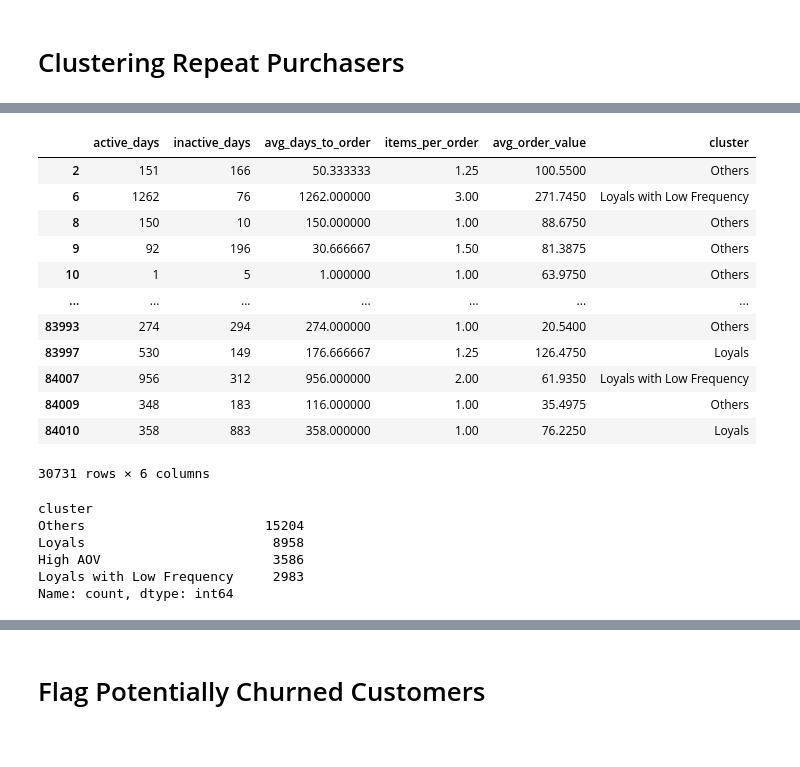
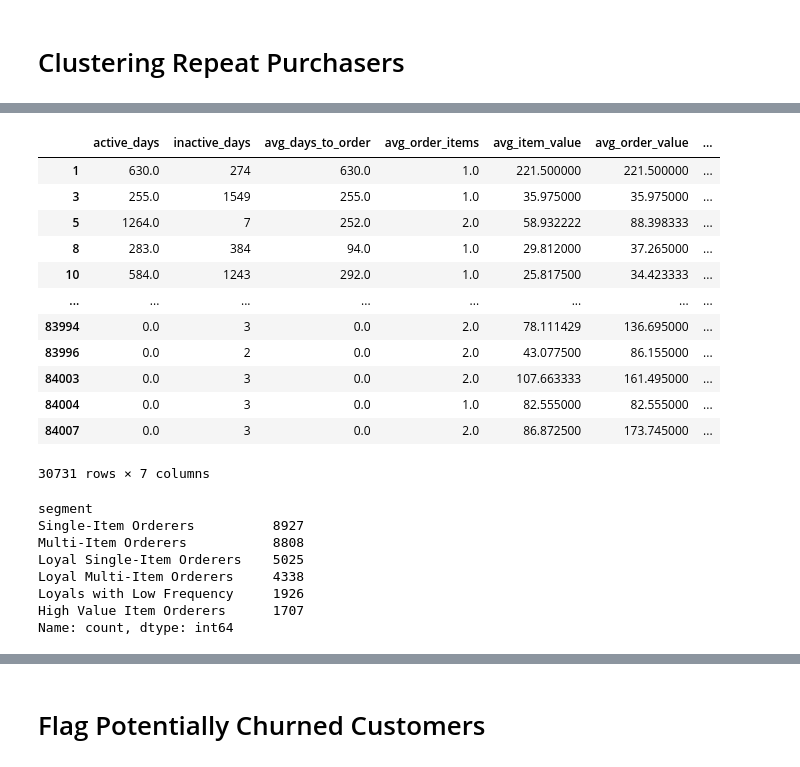
Before and after one commit to egeatmaca/ecommerce_segments, a Jupyter notebook: notebooks/customer_segmentation.ipynb, the cells around one changed output, grey strips where cells are left out. Cells and saved outputs as stored; diff of their text form; code cells hidden in the pictures.

```diff
--- a/notebooks/customer_segmentation.ipynb
+++ b/notebooks/customer_segmentation.ipynb
@@ -247,6 +241,6 @@ X_raw = df_lifetime[X_cols]
 scaler = StandardScaler()
 X = scaler.fit_transform(X_raw)
 # %%
-hyperparams = [{'n_clusters': i} for i in range(2, 11)]
+hyperparams = [{'n_clusters': i} for i in range(2, 21)]
 results = search_clustering_hyperparams(KMeans, hyperparams, X, random_state=RANDOM_STATE)
 # %% [output]
@@ -276,7 +280,7 @@ results.plot(x='n_clusters', y='silhouette_score', ax=axs[1])
 # %%
-model = results.loc[results.n_clusters==4, 'model'].iloc[0]
-df_lifetime_cluster = df_lifetime.copy()
-df_lifetime_cluster['cluster'] = model.labels_
+model = results.loc[results.n_clusters==7, 'model'].iloc[0]
+rp_lifetime_segments = rp_lifetime.copy()
+rp_lifetime_segments['segment'] = model.labels_
 # %%
 cluster_centers = scaler.inverse_transform(model.cluster_centers_)
 cluster_centers = pd.DataFrame(cluster_centers, columns=X_cols)
@@ -327,34 +337,39 @@ cluster
 # %%
 segment_map = {
-    0: 'Loyals',
-    1: 'High AOV',
-    2: 'Others',
-    3: 'Loyals with Low Frequency'
+    0: 'Loyal Single-Item Orderers',
+    1: 'Multi-Item Orderers',
+    2: 'High Value Item Orderers',
+    3: 'Single-Item Orderers',
+    4: 'Multi-Item Orderers',
+    5: 'Loyal Multi-Item Orderers',
+    6: 'Loyals with Low Frequency',
 }
 # %%
-df_lifetime_cluster['cluster'] = df_lifetime_cluster['cluster'].map(segment_map)
+rp_lifetime_segments['segment'] = rp_lifetime_segments['segment'].map(segment_map)
 # %%
-df_lifetime_cluster
+rp_lifetime_segments
 # %% [output]
-|  | active_days | inactive_days | avg_days_to_order | items_per_order | avg_order_value | cluster |
-| 2 | 151 | 166 | 50.333333 | 1.25 | 100.5500 | Others |
-| 6 | 1262 | 76 | 1262.000000 | 3.00 | 271.7450 | Loyals with Low Frequency |
-| 8 | 150 | 10 | 150.000000 | 1.00 | 88.6750 | Others |
-| 9 | 92 | 196 | 30.666667 | 1.50 | 81.3875 | Others |
-| 10 | 1 | 5 | 1.000000 | 1.00 | 63.9750 | Others |
-| ... | ... | ... | ... | ... | ... | ... |
-| 83993 | 274 | 294 | 274.000000 | 1.00 | 20.5400 | Others |
-| 83997 | 530 | 149 | 176.666667 | 1.25 | 126.4750 | Loyals |
-| 84007 | 956 | 312 | 956.000000 | 2.00 | 61.9350 | Loyals with Low Frequency |
-| 84009 | 348 | 183 | 116.000000 | 1.00 | 35.4975 | Others |
-| 84010 | 358 | 883 | 358.000000 | 1.00 | 76.2250 | Loyals |
+|  | active_days | inactive_days | avg_days_to_order | avg_order_items | avg_item_value | avg_order_value | ... |
+| 1 | 630.0 | 274 | 630.0 | 1.0 | 221.500000 | 221.500000 | ... |
+| 3 | 255.0 | 1549 | 255.0 | 1.0 | 35.975000 | 35.975000 | ... |
+| 5 | 1264.0 | 7 | 252.0 | 2.0 | 58.932222 | 88.398333 | ... |
+| 8 | 283.0 | 384 | 94.0 | 1.0 | 29.812000 | 37.265000 | ... |
+| 10 | 584.0 | 1243 | 292.0 | 1.0 | 25.817500 | 34.423333 | ... |
+| ... | ... | ... | ... | ... | ... | ... | ... |
+| 83994 | 0.0 | 3 | 0.0 | 2.0 | 78.111429 | 136.695000 | ... |
+| 83996 | 0.0 | 2 | 0.0 | 2.0 | 43.077500 | 86.155000 | ... |
+| 84003 | 0.0 | 3 | 0.0 | 2.0 | 107.663333 | 161.495000 | ... |
+| 84004 | 0.0 | 3 | 0.0 | 1.0 | 82.555000 | 82.555000 | ... |
+| 84007 | 0.0 | 3 | 0.0 | 2.0 | 86.872500 | 173.745000 | ... |
-30731 rows × 6 columns
+30731 rows × 7 columns
 # %%
-df_lifetime_cluster.cluster.value_counts()
+rp_lifetime_segments.segment.value_counts()
 # %% [output]
-cluster
-Others                       15204
-Loyals                        8958
-High AOV                      3586
-Loyals with Low Frequency     2983
+segment
+Single-Item Orderers          8927
+Multi-Item Orderers           8808
+Loyal Single-Item Orderers    5025
+Loyal Multi-Item Orderers     4338
+Loyals with Low Frequency     1926
+High Value Item Orderers      1707
 Name: count, dtype: int64
```
Also changed, not shown: parts of 28 cells of this notebook, 6 other files.
